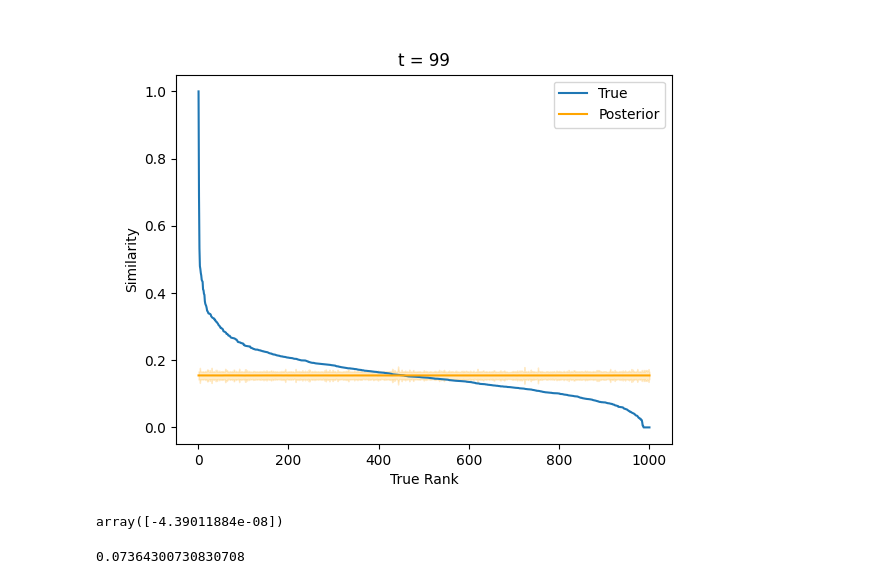
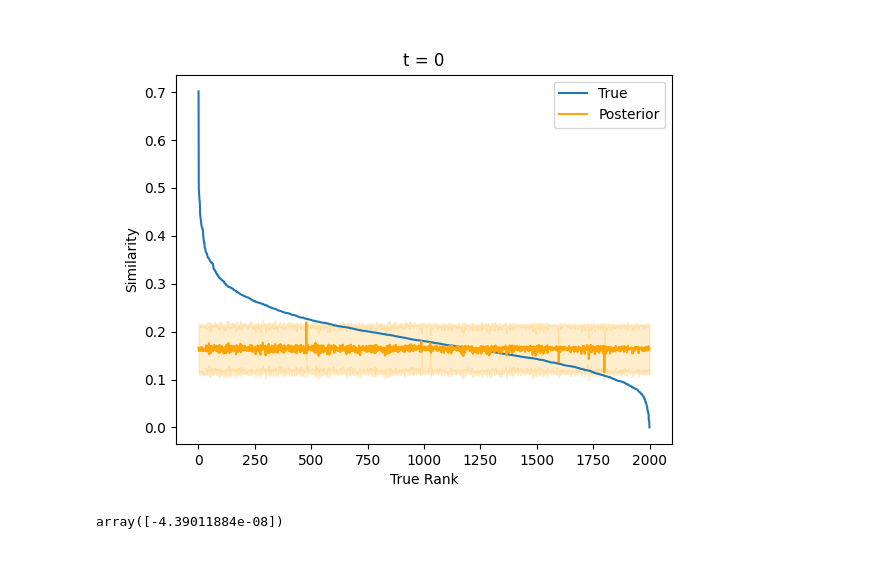
Before and after one commit to dhdhagar/lapeft-bayesopt, a Jupyter notebook: notebooks/visualize_posterior.ipynb, the cells around one changed output. Drawn from its saved outputs; the diff is of its cells as text; code cells hidden in the pictures.

Commit message:
Update posterior visualization notebook

```diff
--- a/notebooks/visualize_posterior.ipynb
+++ b/notebooks/visualize_posterior.ipynb
@@ -25,5 +6,7 @@ import matplotlib.pyplot as plt
 import numpy as np
 import json
 # %%
-with open('../outputs/1713679281/posterior_vals.json', 'r') as fh:
+outid = '1713738650'
+seed = 1
+with open(f'../outputs/{outid}/posterior_vals_seed{9999+seed}.json', 'r') as fh:
     data = json.load(fh)
@@ -48,4 +57,4 @@ def posterior_at_t(data, t):
 # %%
-posterior_at_t(data, 99)
+plt, ani = posterior_at_t(data, 99, animate=True, interval=100, repeat=True, no_target=True)
 # %% [output]
-[figure, old version]
+[figure, new version]
@@ -61,6 +82,2 @@ reg.coef_
 # %% [output]
 array([-4.39011884e-08])
-# %%
-reg.score(x.reshape(-1,1), mean)
-# %% [output]
-0.07364300730830708
```
Also changed, not shown: parts of 9 cells of this notebook, 1 other file.
